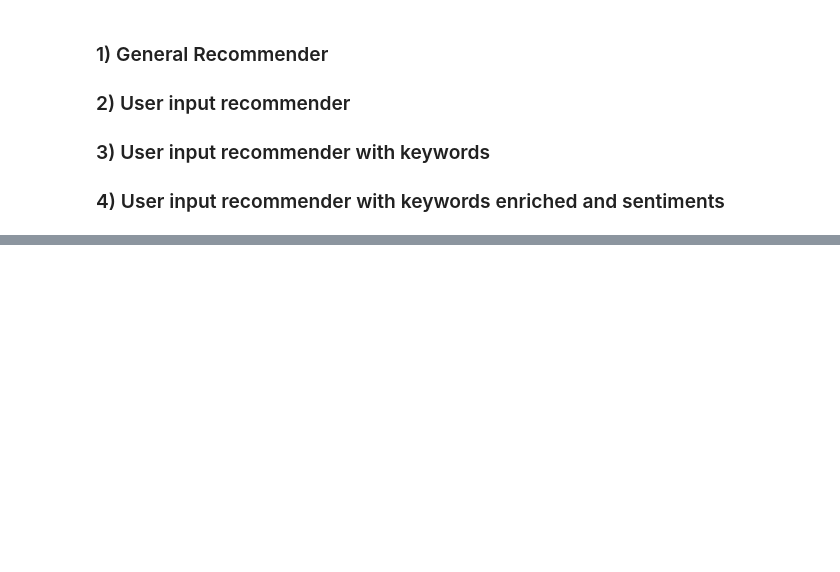
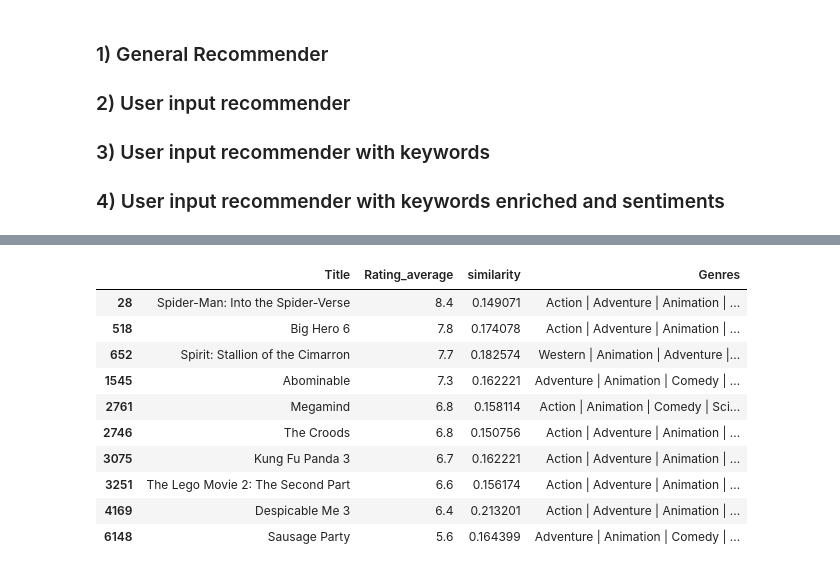
Before and after one commit to doruktopcu/MoviesRecommenderSystemProject, a Jupyter notebook: movie-recommender.ipynb, the cells around one changed output, grey strips where cells are left out. Cells and saved outputs as stored; diff of their text form; code cells hidden in the pictures; blank space fills up the shorter version.

```diff
--- a/movie-recommender.ipynb
+++ b/movie-recommender.ipynb
@@ -1459,0 +459,14 @@ TypeError: unsupported operand type(s) for +=: 'set' and 'str'
+# %%
+user_input_recommender_sentiment(movies_big_df, user_input="I hate action, scifi and adventure.").head(10)
+# %% [output]
+|  | Title | Rating_average | similarity | Genres |
+| 28 | Spider-Man: Into the Spider-Verse | 8.4 | 0.149071 | Action | Adventure | Animation | ... |
+| 518 | Big Hero 6 | 7.8 | 0.174078 | Action | Adventure | Animation | ... |
+| 652 | Spirit: Stallion of the Cimarron | 7.7 | 0.182574 | Western | Animation | Adventure |... |
+| 1545 | Abominable | 7.3 | 0.162221 | Adventure | Animation | Comedy | ... |
+| 2761 | Megamind | 6.8 | 0.158114 | Action | Animation | Comedy | Sci... |
+| 2746 | The Croods | 6.8 | 0.150756 | Action | Adventure | Animation | ... |
+| 3075 | Kung Fu Panda 3 | 6.7 | 0.162221 | Action | Adventure | Animation | ... |
+| 3251 | The Lego Movie 2: The Second Part | 6.6 | 0.156174 | Action | Adventure | Animation | ... |
+| 4169 | Despicable Me 3 | 6.4 | 0.213201 | Action | Adventure | Animation | ... |
+| 6148 | Sausage Party | 5.6 | 0.164399 | Adventure | Animation | Comedy | ... |
```
Also changed, not shown: parts of 103 cells of this notebook, 1 other file.
